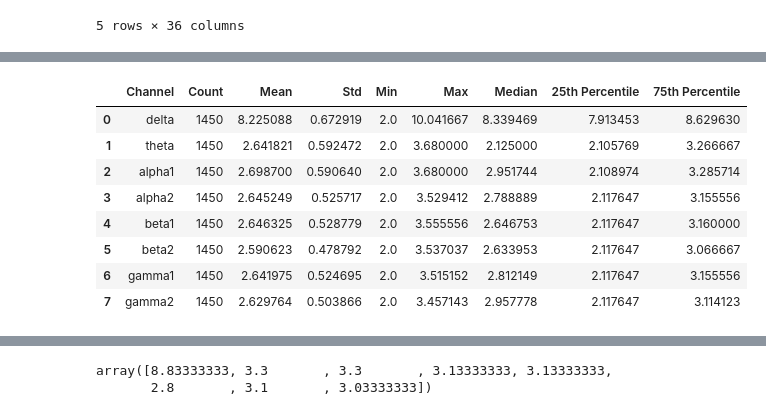
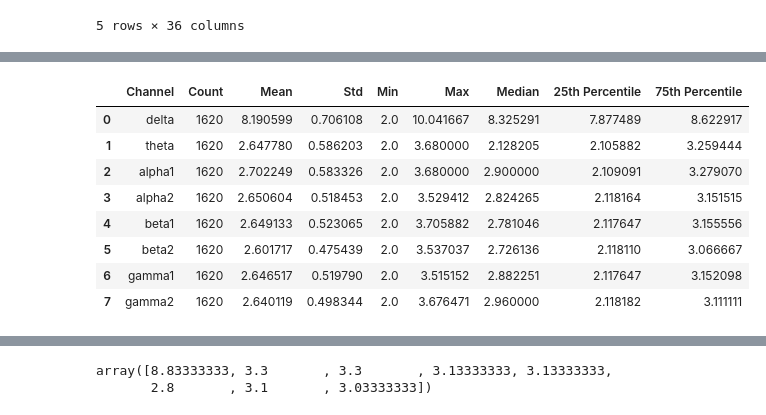
Before and after one commit to deybelman/EEG_Analysis_Project, a Jupyter notebook: analysis.ipynb, the cells around one changed output, grey strips where cells are left out. Drawn from its saved outputs; the diff is of its cells as text; code cells hidden in the pictures.

```diff
--- a/analysis.ipynb
+++ b/analysis.ipynb
@@ -100,10 +100,10 @@ eeg_cleaned_df = eeg_df.copy()
 # Iterate through all participants and video clips
 for participant in eeg_cleaned_df.index:
     for video_id in eeg_cleaned_df.columns:
-        # Check if quality score exists and is >= 3
+        # Check if quality score exists and is > 3
         if participant in quality_df.index and video_id in quality_df.columns:
             quality_score = quality_df.loc[participant, video_id]
-            if pd.notna(quality_score) and quality_score >= 3:
+            if pd.notna(quality_score) and quality_score > 3:
                 # Set the corresponding EEG data to None
                 eeg_cleaned_df.at[participant, video_id] = None
 
@@ -219,0 +204,12 @@ Non-null cells: 1450
+# %%
+# Count the number of non-None cells for each participant
+valid_trial_counts = lzc_df.notna().sum(axis=1)
+
+valid_trial_counts_dict = valid_trial_counts.to_dict()
+print(valid_trial_counts_dict)
+
+participants_with_no_valid_trials = [participant for participant, count in valid_trial_counts_dict.items() if count == 0]
+print("Participants with 0 valid trials:", participants_with_no_valid_trials)
+
+participants_with_less_than_3_valid_trials = [participant for participant, count in valid_trial_counts_dict.items() if count < 3]
+print("Participants with <3 valid trials:", participants_with_less_than_3_valid_trials)
@@ -219,0 +220,3 @@ Non-null cells: 1450
+# %%
+# Filter out rows with participants with less than 3 valid trials
+lzc_filtered_df = lzc_df[~lzc_df.index.isin(participants_with_less_than_3_valid_trials)]
@@ -223,9 +271,9 @@ Non-null cells: 1450
 channel_lzc_data = {channel: [] for channel in channels}
 
 # Iterate through all cells in lzc_df
-for participant in lzc_df.index:
-    for video_id in lzc_df.columns:
-        lzc_array = lzc_df.at[participant, video_id]
+for participant in lzc_filtered_df.index:
+    for video_id in lzc_filtered_df.columns:
+        lzc_array = lzc_filtered_df.at[participant, video_id]
 
         # Skip None cells
         if lzc_array is not None:
@@ -244,38 +292,38 @@ for channel in channels:
         stats = {
             'Channel': channel,
             'Count': len(values),
             'Mean': np.mean(values),
             'Std': np.std(values),
             'Min': np.min(values),
             'Max': np.max(values),
             'Median': np.median(values),
             '25th Percentile': np.percentile(values, 25),
             '75th Percentile': np.percentile(values, 75)
         }
     else:
         stats = {
             'Channel': channel,
             'Count': 0,
             'Mean': np.nan,
             'Std': np.nan,
             'Min': np.nan,
             'Max': np.nan,
             'Median': np.nan,
             '25th Percentile': np.nan,
             '75th Percentile': np.nan
         }
     lzc_stats.append(stats)
 
 # Create DataFrame with statistics
 lzc_stats_df = pd.DataFrame(lzc_stats)
 lzc_stats_df
 # %% [output]
 |  | Channel | Count | Mean | Std | Min | Max | Median | 25th Percentile | 75th Percentile |
-| 0 | delta | 1450 | 8.225088 | 0.672919 | 2.0 | 10.041667 | 8.339469 | 7.913453 | 8.629630 |
-| 1 | theta | 1450 | 2.641821 | 0.592472 | 2.0 | 3.680000 | 2.125000 | 2.105769 | 3.266667 |
-| 2 | alpha1 | 1450 | 2.698700 | 0.590640 | 2.0 | 3.680000 | 2.951744 | 2.108974 | 3.285714 |
-| 3 | alpha2 | 1450 | 2.645249 | 0.525717 | 2.0 | 3.529412 | 2.788889 | 2.117647 | 3.155556 |
-| 4 | beta1 | 1450 | 2.646325 | 0.528779 | 2.0 | 3.555556 | 2.646753 | 2.117647 | 3.160000 |
-| 5 | beta2 | 1450 | 2.590623 | 0.478792 | 2.0 | 3.537037 | 2.633953 | 2.117647 | 3.066667 |
-| 6 | gamma1 | 1450 | 2.641975 | 0.524695 | 2.0 | 3.515152 | 2.812149 | 2.117647 | 3.155556 |
-| 7 | gamma2 | 1450 | 2.629764 | 0.503866 | 2.0 | 3.457143 | 2.957778 | 2.117647 | 3.114123 |
+| 0 | delta | 1620 | 8.190599 | 0.706108 | 2.0 | 10.041667 | 8.325291 | 7.877489 | 8.622917 |
+| 1 | theta | 1620 | 2.647780 | 0.586203 | 2.0 | 3.680000 | 2.128205 | 2.105882 | 3.259444 |
+| 2 | alpha1 | 1620 | 2.702249 | 0.583326 | 2.0 | 3.680000 | 2.900000 | 2.109091 | 3.279070 |
+| 3 | alpha2 | 1620 | 2.650604 | 0.518453 | 2.0 | 3.529412 | 2.824265 | 2.118164 | 3.151515 |
+| 4 | beta1 | 1620 | 2.649133 | 0.523065 | 2.0 | 3.705882 | 2.781046 | 2.117647 | 3.155556 |
+| 5 | beta2 | 1620 | 2.601717 | 0.475439 | 2.0 | 3.537037 | 2.726136 | 2.118110 | 3.066667 |
+| 6 | gamma1 | 1620 | 2.646517 | 0.519790 | 2.0 | 3.515152 | 2.882251 | 2.117647 | 3.152098 |
+| 7 | gamma2 | 1620 | 2.640119 | 0.498344 | 2.0 | 3.676471 | 2.960000 | 2.118182 | 3.111111 |
```
Also changed, not shown: parts of 14 cells of this notebook, 1 other file.
